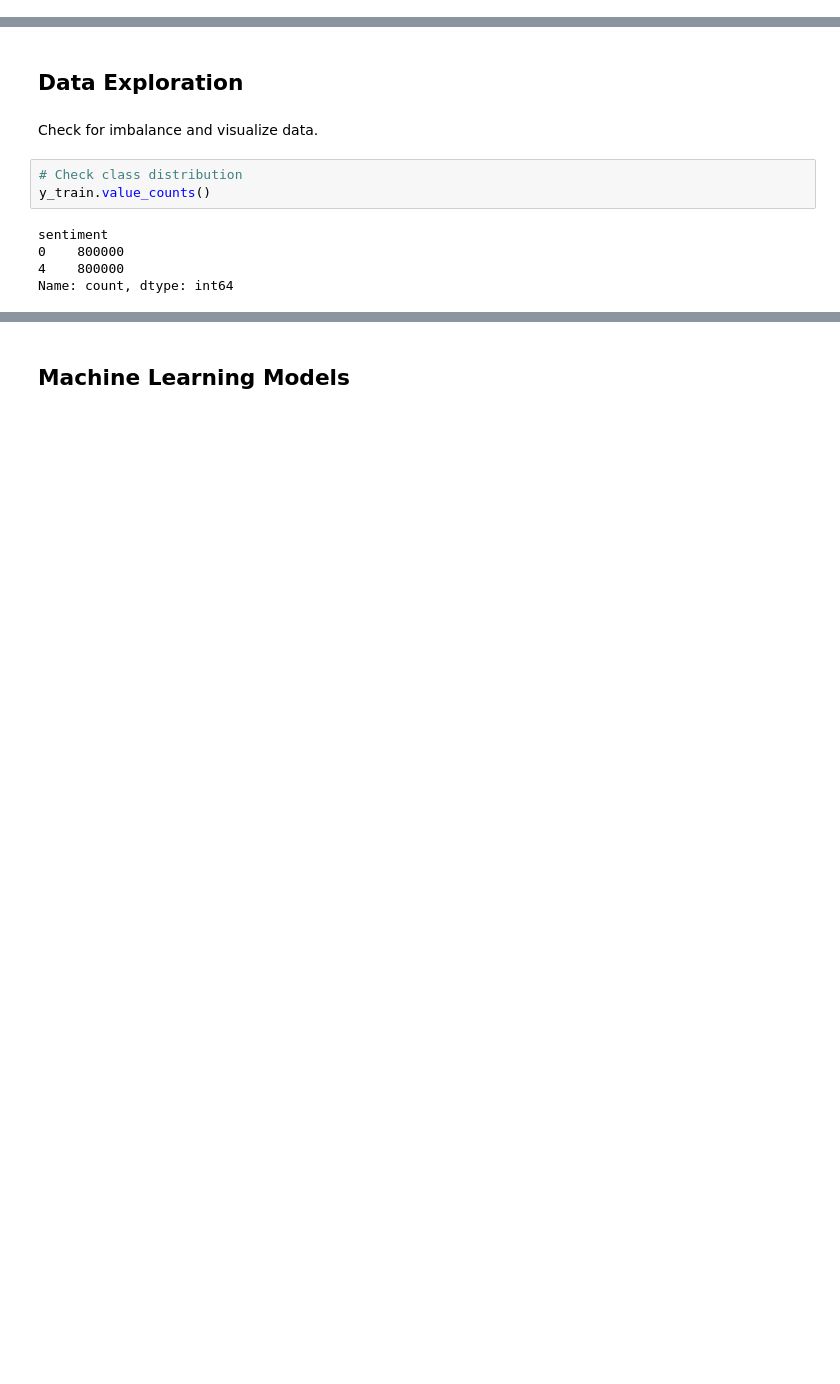
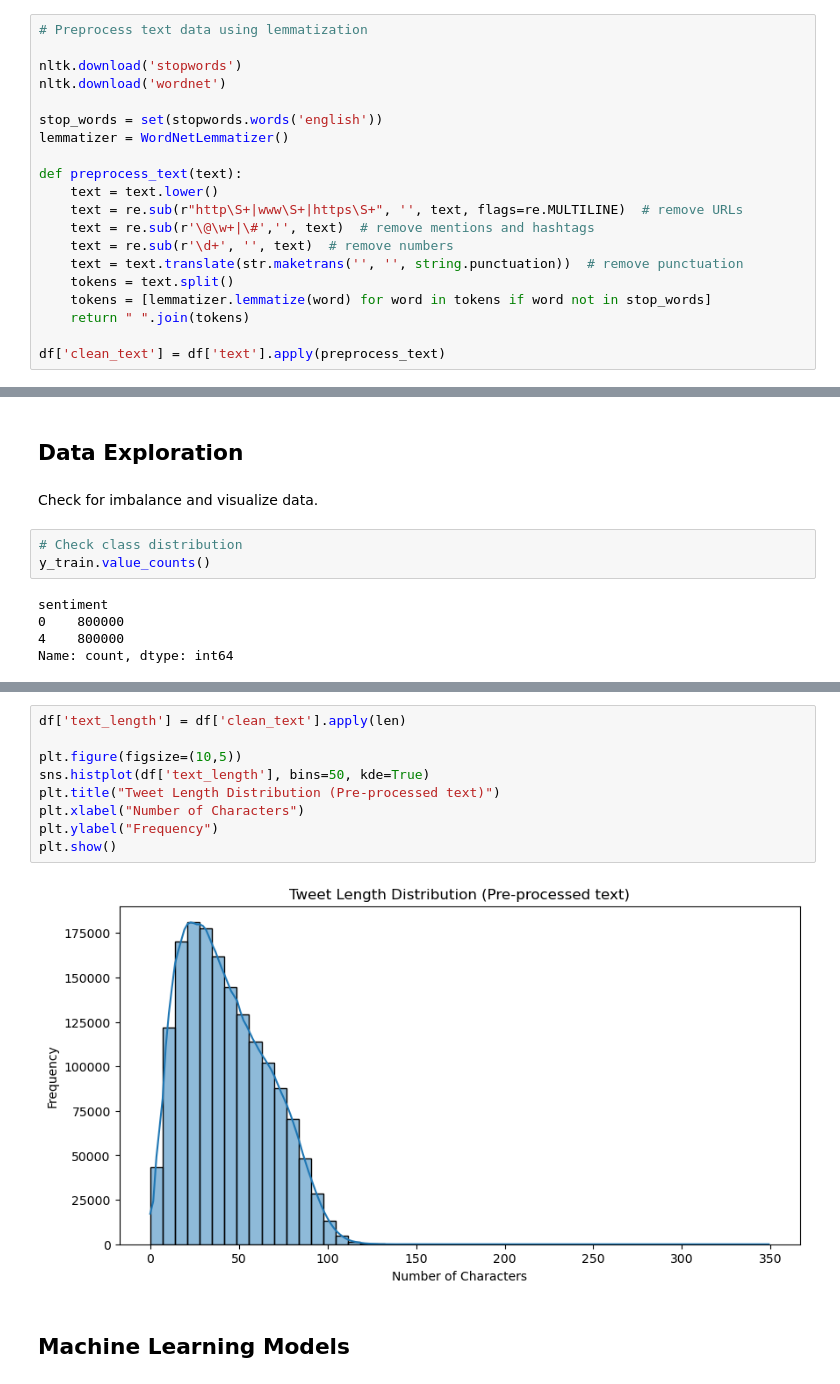
Before and after one commit to YouKnowJoey/Twitter-Sentiment-Analysis, a Jupyter notebook: nlp_sentiment_pipeline.ipynb, the cells around one changed output, grey strips where cells are left out. Saved outputs shown, nothing was run; the diff lists cells and outputs as text; blank space fills up the shorter version.

```diff
--- a/nlp_sentiment_pipeline.ipynb
+++ b/nlp_sentiment_pipeline.ipynb
@@ -52,0 +64,20 @@ train_df.head()
+# %%
+# Preprocess text data using lemmatization
+
+nltk.download('stopwords')
+nltk.download('wordnet')
+
+stop_words = set(stopwords.words('english'))
+lemmatizer = WordNetLemmatizer()
+
+def preprocess_text(text):
+    text = text.lower()
+    text = re.sub(r"http\S+|www\S+|https\S+", '', text, flags=re.MULTILINE)  # remove URLs
+    text = re.sub(r'\@\w+|\#','', text)  # remove mentions and hashtags
+    text = re.sub(r'\d+', '', text)  # remove numbers
+    text = text.translate(str.maketrans('', '', string.punctuation))  # remove punctuation
+    tokens = text.split()
+    tokens = [lemmatizer.lemmatize(word) for word in tokens if word not in stop_words]
+    return " ".join(tokens)
+
+df['clean_text'] = df['text'].apply(preprocess_text)
@@ -124,2 +175,13 @@ Name: count, dtype: int64
+# %%
+df['text_length'] = df['clean_text'].apply(len)
+
+plt.figure(figsize=(10,5))
+sns.histplot(df['text_length'], bins=50, kde=True)
+plt.title("Tweet Length Distribution (Pre-processed text)")
+plt.xlabel("Number of Characters")
+plt.ylabel("Frequency")
+plt.show()
+# %% [output]
+[figure, added]
 # %% [markdown]
 ## Machine Learning Models
```
Also changed, not shown: parts of 13 cells of this notebook, 1 other file.
